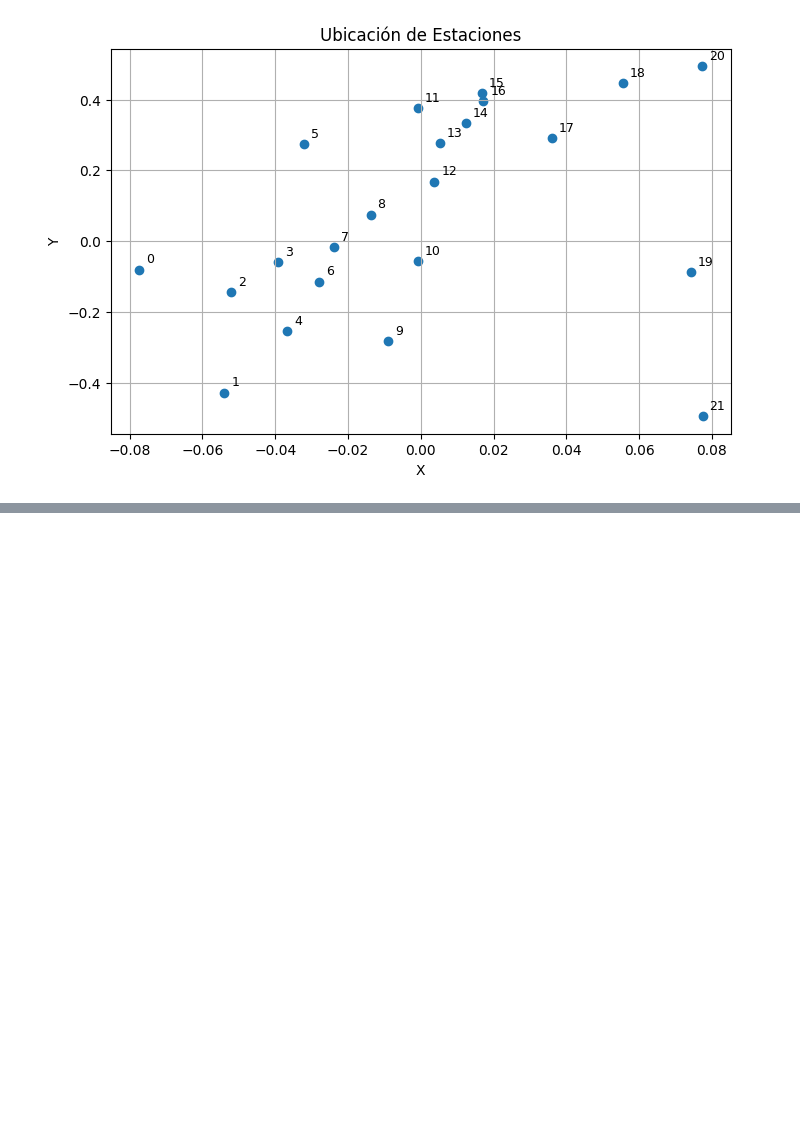
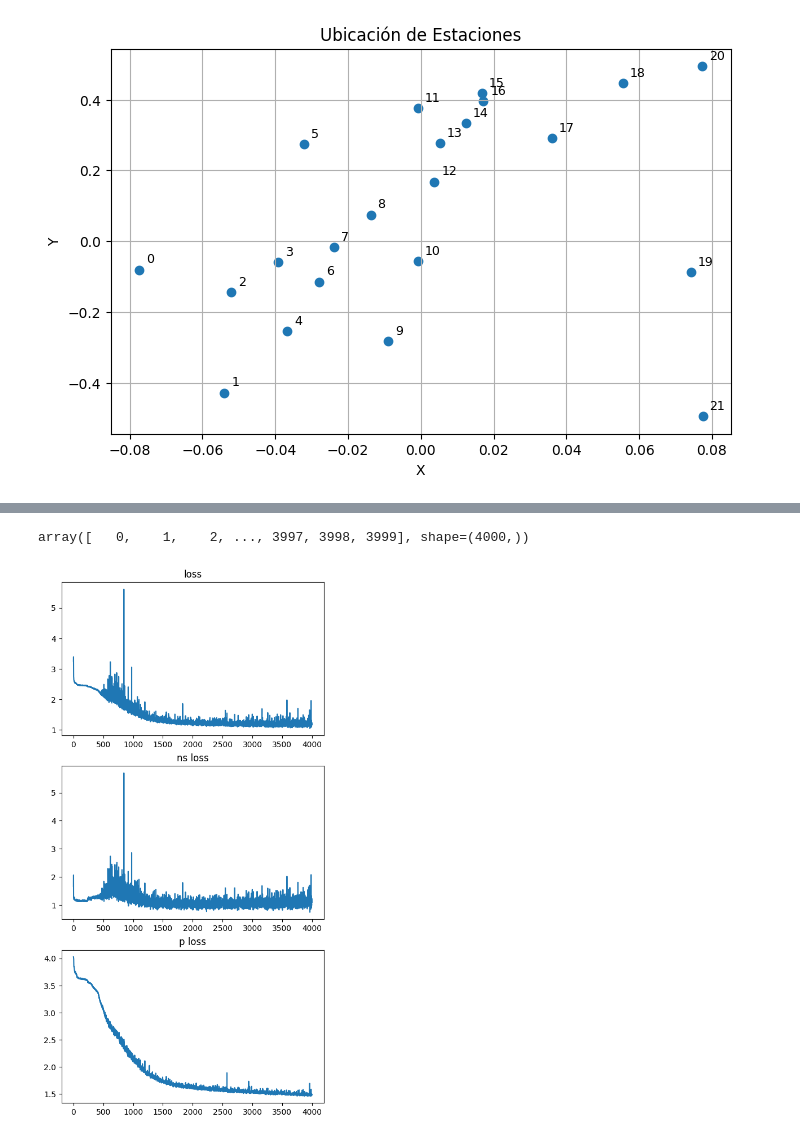
Before and after one commit to sagomeza1/pinns, a Jupyter notebook: cuadernos/elaboracion_gifs.ipynb, the cells around one changed output, grey strips where cells are left out. Saved outputs shown, nothing was run; the diff lists cells and outputs as text; code cells hidden in the pictures; blank space fills up the shorter version.

```diff
--- a/cuadernos/elaboracion_gifs.ipynb
+++ b/cuadernos/elaboracion_gifs.ipynb
@@ -144,0 +477,2 @@ p_station = torch.concat([t_ws, x_ws, y_ws, p_ws], axis=1)
+# %%
+data = cio.loadmat("/home/alejandro/pinns/models/history_PINN_caribe_epchos_4000_lamb_3.mat")
@@ -144,0 +483,18 @@ p_station = torch.concat([t_ws, x_ws, y_ws, p_ws], axis=1)
+# %%
+data["epoch"][0]
+# %% [output]
+array([   0,    1,    2, ..., 3997, 3998, 3999], shape=(4000,))
+# %%
+fig , ax = plt.subplots(3, 1, figsize=(6,12))
+ax[0].plot(data["epoch"][0] , data["loss"][0])
+ax[0].set_title("loss")
+
+ax[1].plot(data["epoch"][0] , data["ns_loss"][0])
+ax[1].set_title("ns loss")
+
+ax[2].plot(data["epoch"][0] , data["p_loss"][0])
+ax[2].set_title("p loss")
+
+plt.show()
+# %% [output]
+[figure, added]
```
Also changed, not shown: parts of 23 cells of this notebook, 2 other files.
